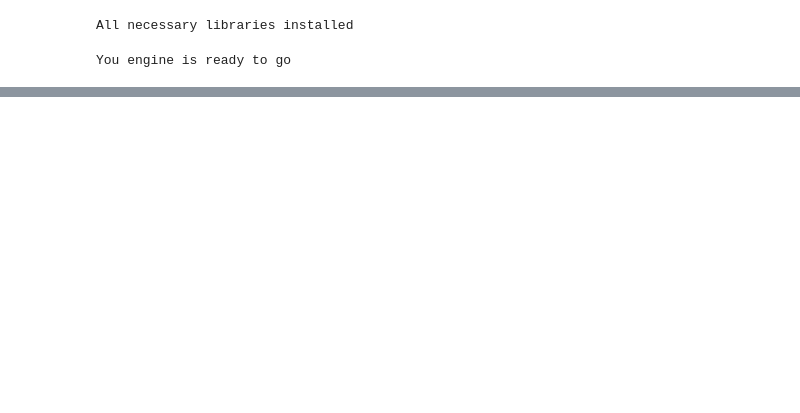
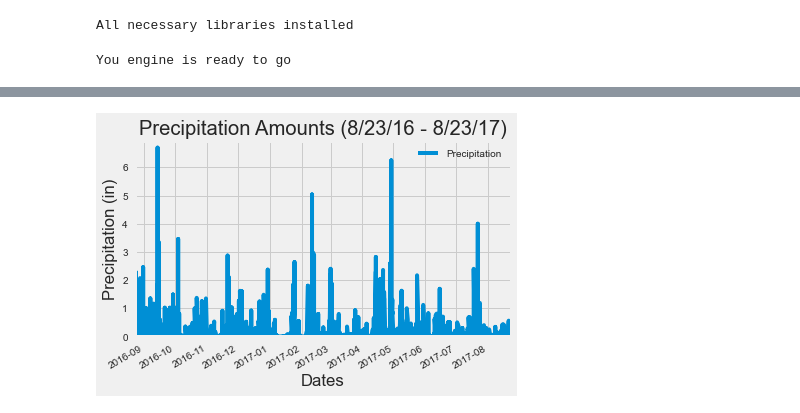
Before and after one commit to derrikdennis/sqlalchemy-challenge, a Jupyter notebook: climate.ipynb, the cells around one changed output, grey strips where cells are left out. Cells and saved outputs as stored; diff of their text form; code cells hidden in the pictures; blank space fills up the shorter version.

Commit message:
Finalizing Precipitation Analysis

```diff
--- a/climate.ipynb
+++ b/climate.ipynb
@@ -103,0 +112,4 @@ dates
+# %%
+measurement.set_index('date', inplace = True)
+measurement.sort_index(inplace=True)
+measurement
@@ -103,0 +131,46 @@ dates
+# %%
+plt.style.use('fivethirtyeight')
+
+date = measurement.index
+MDate = mdates.datestr2num(date)
+precipitation = measurement['precipitation']
+
+
+#days = mdates.DayLocator()
+months_fmt = mdates.DateFormatter('%M')
+
+fig, ax = plt.subplots()
+
+
+ax.plot(MDate,precipitation,label = 'Precipitation')
+
+ax.xaxis.set_major_locator(mdates.MonthLocator())
+ax.xaxis.set_major_formatter(mdates.DateFormatter('%Y-%m'))
+#ax.xaxis.set_minor_locator(days)
+ax.set_xticks
+
+datemin = np.datetime64(date[0])# - np.timedelta64(10,'D')
+datemax = np.datetime64(date[-1])# + np.timedelta64(10,'D')
+precipmin = precipitation.min()
+precipmax = precipitation.max() + .25
+ax.set_xlim(datemin,datemax)
+ax.set_ylim(precipmin,precipmax)
+
+ax.grid(True)
+
+fig.autofmt_xdate()
+
+ax.legend()
+
+ax.set_title('Precipitation Amounts (8/23/16 - 8/23/17)')
+ax.set_ylabel('Precipitation (in)')
+ax.set_xlabel('Dates')
+
+
+plt.tight_layout
+
+plt.show
+
+plt.savefig('results/precipitation.png')
+# %% [output]
+[figure, added]
```
Also changed, not shown: parts of 8 cells of this notebook, 1 other file.
